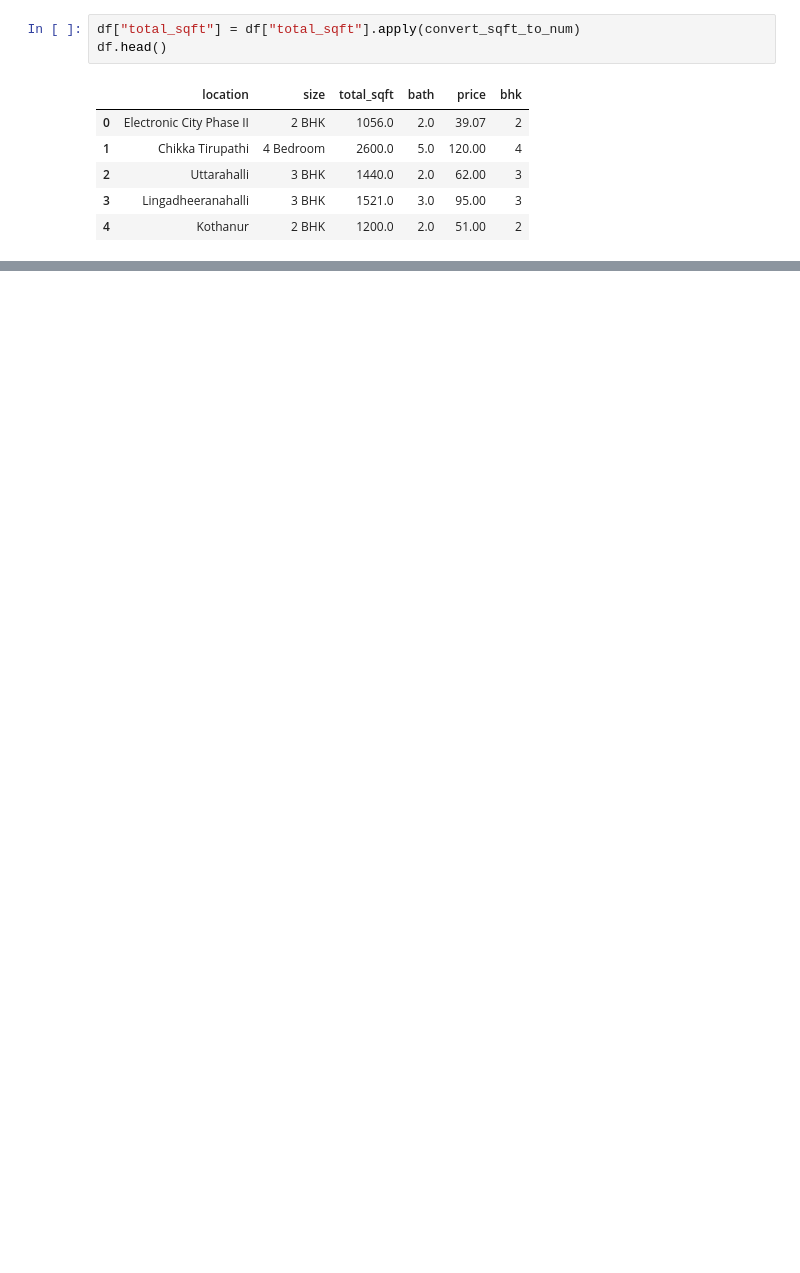
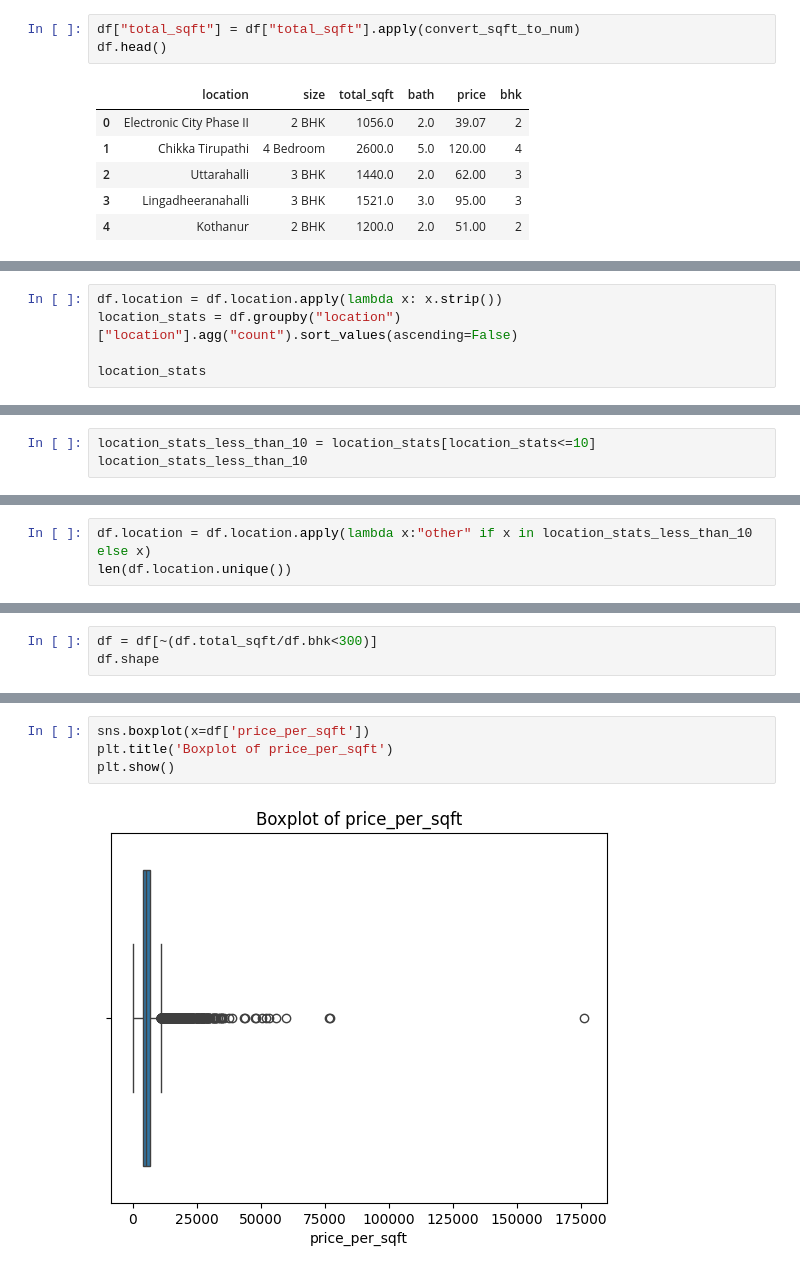
Before and after one commit to Its-Vikas-xd/Machine-Learning, a Jupyter notebook: Project/Real_Estate_price.ipynb, the cells around one changed output, grey strips where cells are left out. Saved outputs shown, nothing was run; the diff lists cells and outputs as text; blank space fills up the shorter version.

```diff
--- a/Project/Real_Estate_price.ipynb
+++ b/Project/Real_Estate_price.ipynb
@@ -156,0 +158,5 @@ df.head()
+# %%
+df.location = df.location.apply(lambda x: x.strip())
+location_stats = df.groupby("location")["location"].agg("count").sort_values(ascending=False)
+
+location_stats
@@ -156,0 +181,3 @@ df.head()
+# %%
+location_stats_less_than_10 = location_stats[location_stats<=10]
+location_stats_less_than_10
@@ -156,0 +198,3 @@ df.head()
+# %%
+df.location = df.location.apply(lambda x:"other" if x in location_stats_less_than_10 else x)
+len(df.location.unique())
@@ -156,0 +237,3 @@ df.head()
+# %%
+df = df[~(df.total_sqft/df.bhk<300)]
+df.shape
@@ -156,0 +254,6 @@ df.head()
+# %%
+sns.boxplot(x=df['price_per_sqft'])
+plt.title('Boxplot of price_per_sqft')
+plt.show()
+# %% [output]
+[figure, added]
```
Also changed, not shown: parts of 15 cells of this notebook.
